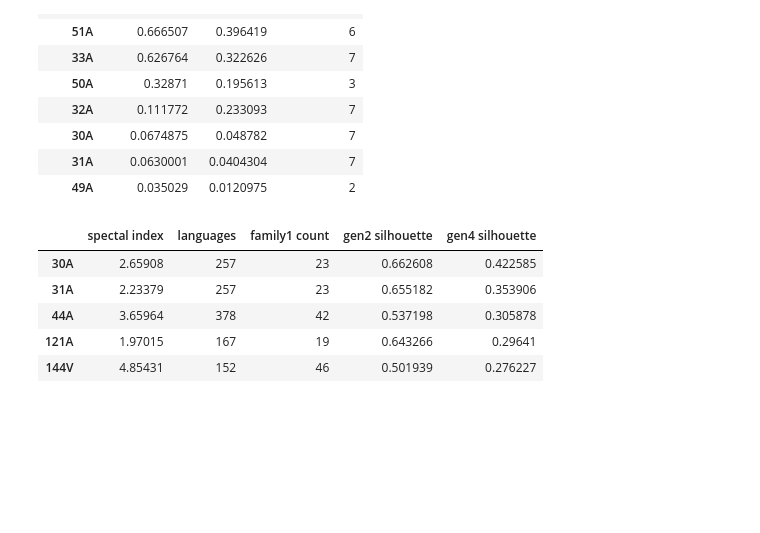
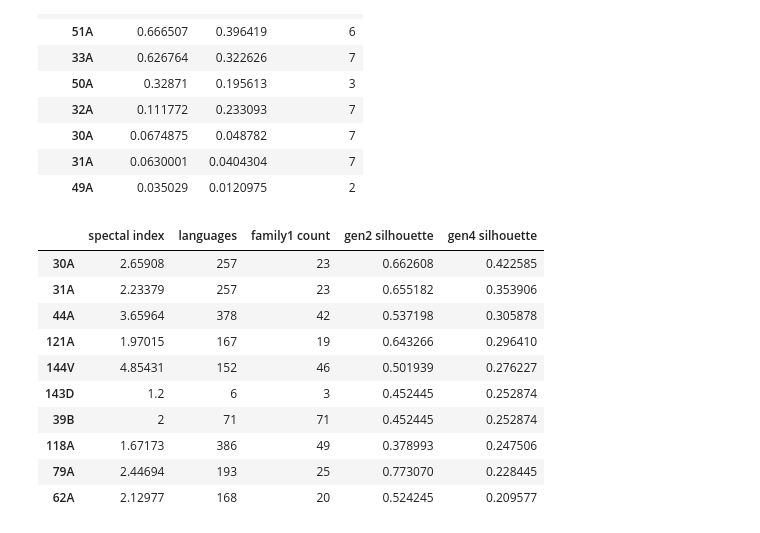
Before and after one commit to ilay32/wals-project, a Jupyter notebook: single-feature.ipynb, the cells around one changed output. Drawn from its saved outputs; the diff is of its cells as text; code cells hidden in the pictures; blank space fills up the shorter version.

```diff
--- a/single-feature.ipynb
+++ b/single-feature.ipynb
@@ -37,10 +37,9 @@ stats[:5]
 ##  Here Too, the 2-Cluster and 4-Cluster Silhouette Scores are Loosely Correlated
 # %%
 f = stats.loc[(stats['gen4 silhouette'] > -10) & (stats['gen2 silhouette'] > -10)]
-gen2 = pd.to_numeric(f['gen2 silhouette'])
-gen4 = pd.to_numeric(f['gen4 silhouette'])
-d = pd.DataFrame([gen2,gen4]).T
-d.plot.scatter(x='gen2 silhouette',y='gen4 silhouette',figsize=(14,7))
+stats['gen2 silhouette'] = pd.to_numeric(stats['gen2 silhouette'])
+stats['gen4 silhouette'] = pd.to_numeric(stats['gen4 silhouette'])
+stats.plot.scatter(x='gen2 silhouette',y='gen4 silhouette',figsize=(14,7))
 # %% [output]
 <matplotlib.axes._subplots.AxesSubplot at 0x...>
 [figure]
@@ -246,14 +233,19 @@ d2
 | 49A | 0.035029 | 0.0120975 | 2 |
 # %%
 stats.sort_values(by=['gen4 silhouette','gen2 silhouette'],ascending=False,inplace=True)
-stats[:5]
+stats[:10]
 # %% [output]
 |  | spectal index | languages | family1 count | gen2 silhouette | gen4 silhouette |
 | 30A | 2.65908 | 257 | 23 | 0.662608 | 0.422585 |
 | 31A | 2.23379 | 257 | 23 | 0.655182 | 0.353906 |
 | 44A | 3.65964 | 378 | 42 | 0.537198 | 0.305878 |
-| 121A | 1.97015 | 167 | 19 | 0.643266 | 0.29641 |
+| 121A | 1.97015 | 167 | 19 | 0.643266 | 0.296410 |
 | 144V | 4.85431 | 152 | 46 | 0.501939 | 0.276227 |
+| 143D | 1.2 | 6 | 3 | 0.452445 | 0.252874 |
+| 39B | 2 | 71 | 71 | 0.452445 | 0.252874 |
+| 118A | 1.67173 | 386 | 49 | 0.378993 | 0.247506 |
+| 79A | 2.44694 | 193 | 25 | 0.773070 | 0.228445 |
+| 62A | 2.12977 | 168 | 20 | 0.524245 | 0.209577 |
 # %% [markdown]
 ## So,
 30A, 31A, 44A, 121A, 144V Separate Families nicely on their own, and not just betwenn two families, but between four. Maybe a set made up of these features could a genetic-separation super set. However, these feature don't cover enough languages together to make an interesting group. Besides, i'm not really sure  what we can learn from all this and were to go from here.
```
Also changed, not shown: parts of 50 cells of this notebook, 1 other file.
